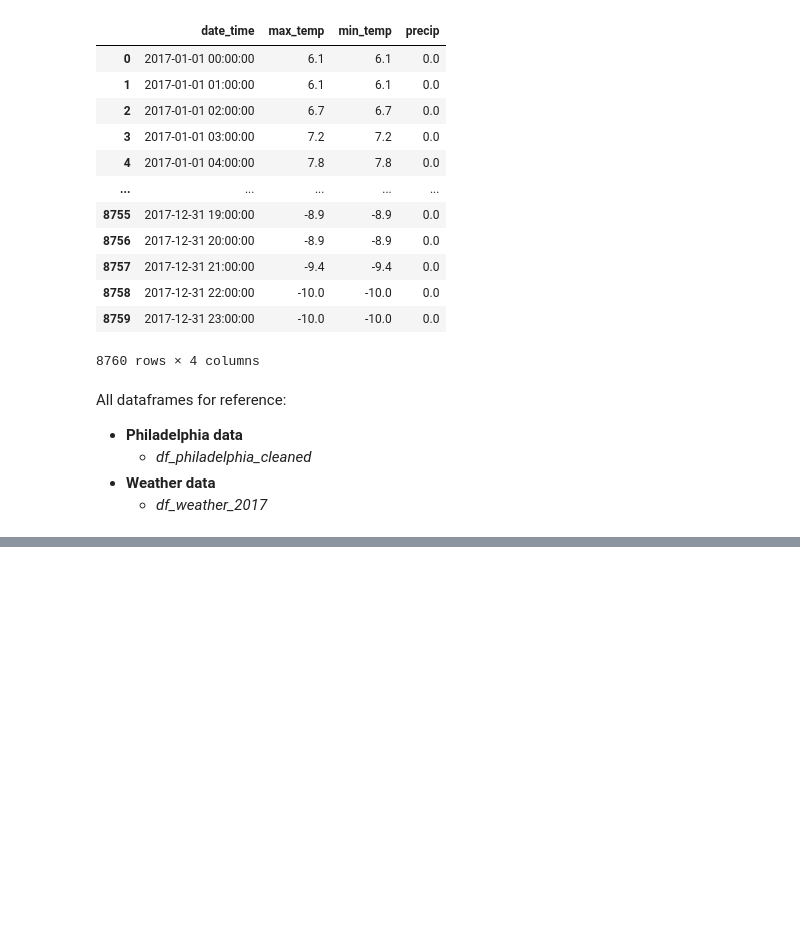
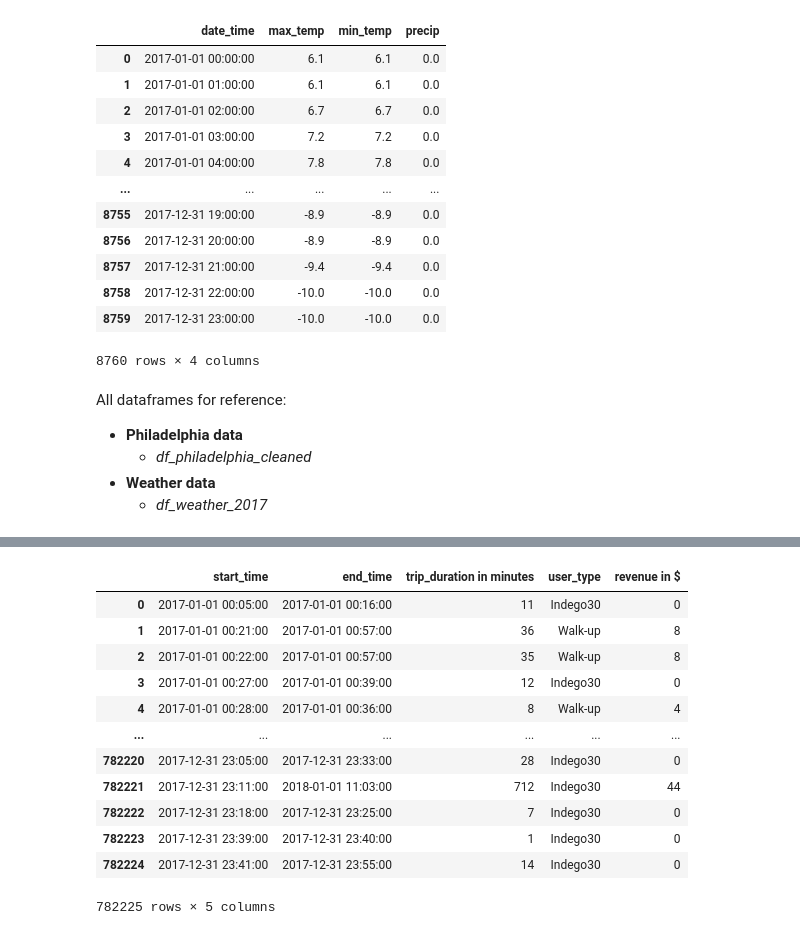
Before and after one commit to yassinehammou27/intentionally_blank, a Jupyter notebook: Team Assignment - Intentionally Blank.ipynb, the cells around one changed output, grey strips where cells are left out. Saved outputs shown, nothing was run; the diff lists cells and outputs as text; code cells hidden in the pictures; blank space fills up the shorter version.

Commit message:
Created new dataframe for the revenue and calculated the revenue for every data column

```diff
--- a/Team Assignment - Intentionally Blank.ipynb
+++ b/Team Assignment - Intentionally Blank.ipynb
@@ -284,0 +287,10 @@ All dataframes for reference:
+# %%
+# Prepare new dataframe for calculating the revenue
+df_phil_revenue = df_philadelphia_cleaned[['start_time', 'end_time', 'trip_duration', 'user_type']].copy(deep=True)
+df_phil_revenue.loc[:, 'trip_duration'] = df_phil_revenue['trip_duration'].dt.seconds / 60
+df_phil_revenue.rename(columns={'trip_duration': 'trip_duration in minutes'}, inplace=True)
+# Since we have full minutes without any remainder we can convert the trip_duration in minutes to int
+df_phil_revenue['trip_duration in minutes'] = df_phil_revenue['trip_duration in minutes'].astype(int)
+# The dataset from above needs to be resetted, so it doesnt need to be done here!!!!!!!!!!!!!!!!!!!!!!!!!!!!!!!!!!!!!!!!!
+df_phil_revenue.reset_index(drop = True, inplace =True)
+df_phil_revenue
@@ -284,0 +326,43 @@ All dataframes for reference:
+# %%
+# Calculation of every user_type pricing condition and saving it in a new column called "revenue in $"
+for i in range(0, len(df_phil_revenue)):
+    # We need the duration and the user_type beforehand to determine the different pricing conditions
+    duration = df_phil_revenue.at[i, 'trip_duration in minutes']
+    price_type = df_phil_revenue.at[i, 'user_type']
+    if(price_type == 'Walk-up'):
+        df_phil_revenue.at[i, 'revenue in $'] = 4*(np.ceil((df_phil_revenue.at[i, 'trip_duration in minutes'])/30))
+    elif(price_type == 'IndegoFlex'):
+        df_phil_revenue.at[i, 'revenue in $'] = 4*(np.ceil((df_phil_revenue.at[i, 'trip_duration in minutes'])/60))
+    elif(price_type == 'One Day Pass' or price_type == 'Two Day Pass'):
+        # Since there are unlimited 30 minute trips, we can just give them 0$ revenue as a result
+        if(duration <= 30):
+            df_phil_revenue.at[i, 'revenue in $'] = 0
+        else:
+            # - 30 needs to be added to the calculation, so the first half an hour doesnt count in
+            df_phil_revenue.at[i, 'revenue in $'] = 2*(np.ceil((df_phil_revenue.at[i, 'trip_duration in minutes'] - 30)/30))
+    elif(price_type == 'Indego365' or price_type == 'Indego30'):
+        # Since there are unlimited 60 minute trips, we can just give them 0$ revenue as a result
+        if(duration <= 60):
+            df_phil_revenue.at[i, 'revenue in $'] = 0
+        else:
+            # - 60 needs to be added to the calculation, so the first half an hour doesnt count in
+            df_phil_revenue.at[i, 'revenue in $'] = 4*(np.ceil((df_phil_revenue.at[i, 'trip_duration in minutes'] - 60)/60))
+# %%
+#Since we dont have any values with remainder, we can also convert the revenue into an int
+df_phil_revenue['revenue in $'] = df_phil_revenue['revenue in $'].astype(int)
+
+df_phil_revenue
+# %% [output]
+|  | start_time | end_time | trip_duration in minutes | user_type | revenue in $ |
+| 0 | 2017-01-01 00:05:00 | 2017-01-01 00:16:00 | 11 | Indego30 | 0 |
+| 1 | 2017-01-01 00:21:00 | 2017-01-01 00:57:00 | 36 | Walk-up | 8 |
+| 2 | 2017-01-01 00:22:00 | 2017-01-01 00:57:00 | 35 | Walk-up | 8 |
+| 3 | 2017-01-01 00:27:00 | 2017-01-01 00:39:00 | 12 | Indego30 | 0 |
+| 4 | 2017-01-01 00:28:00 | 2017-01-01 00:36:00 | 8 | Walk-up | 4 |
+| ... | ... | ... | ... | ... | ... |
+| 782220 | 2017-12-31 23:05:00 | 2017-12-31 23:33:00 | 28 | Indego30 | 0 |
+| 782221 | 2017-12-31 23:11:00 | 2018-01-01 11:03:00 | 712 | Indego30 | 44 |
+| 782222 | 2017-12-31 23:18:00 | 2017-12-31 23:25:00 | 7 | Indego30 | 0 |
+| 782223 | 2017-12-31 23:39:00 | 2017-12-31 23:40:00 | 1 | Indego30 | 0 |
+| 782224 | 2017-12-31 23:41:00 | 2017-12-31 23:55:00 | 14 | Indego30 | 0 |
+782225 rows × 5 columns
```
Also changed, not shown: parts of 4 cells of this notebook.
